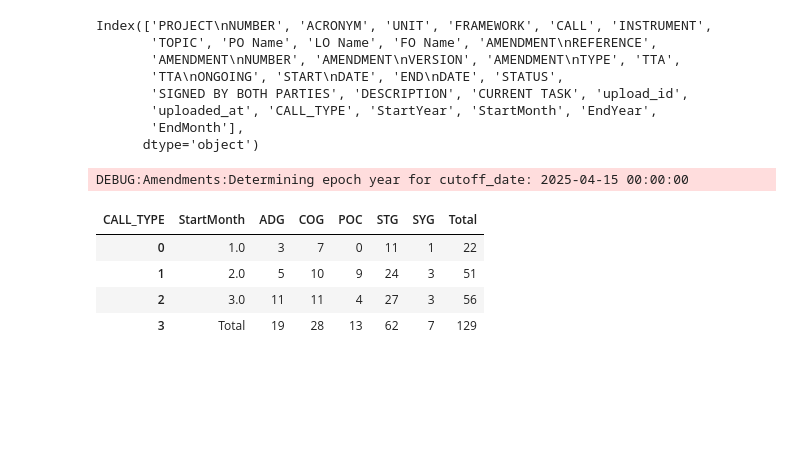
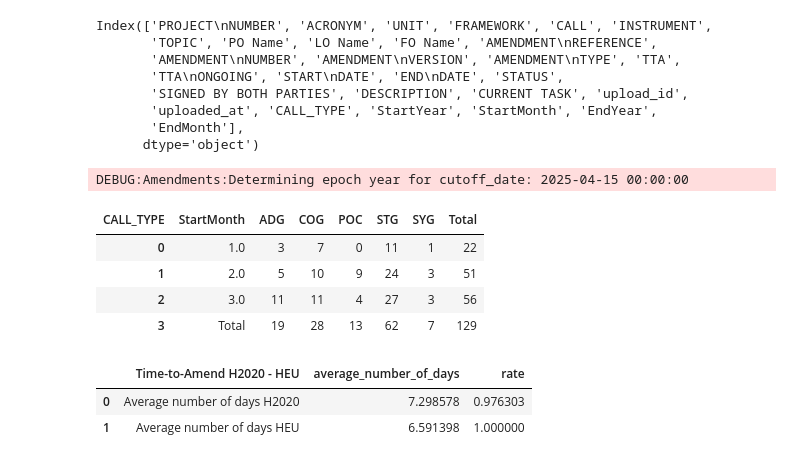
Before and after one commit to vinciliba/QuarterlyReport, a Jupyter notebook: amendments.ipynb, the cells around one changed output. Saved outputs shown, nothing was run; the diff lists cells and outputs as text; code cells hidden in the pictures; blank space fills up the shorter version.

```diff
--- a/amendments.ipynb
+++ b/amendments.ipynb
@@ -1323,0 +1361,7 @@ pivot = pivot.fillna(0)
+# %%
+df_tta_summary_metrics = tta_summary_metrics (df_amd, months_scope, epoch_year)
+df_tta_summary_metrics
+# %% [output]
+|  | Time-to-Amend H2020 - HEU | average_number_of_days | rate |
+| 0 | Average number of days H2020 | 7.298578 | 0.976303 |
+| 1 | Average number of days HEU | 6.591398 | 1.000000 |
```
Also changed, not shown: parts of 3 cells of this notebook, 2 other files.
